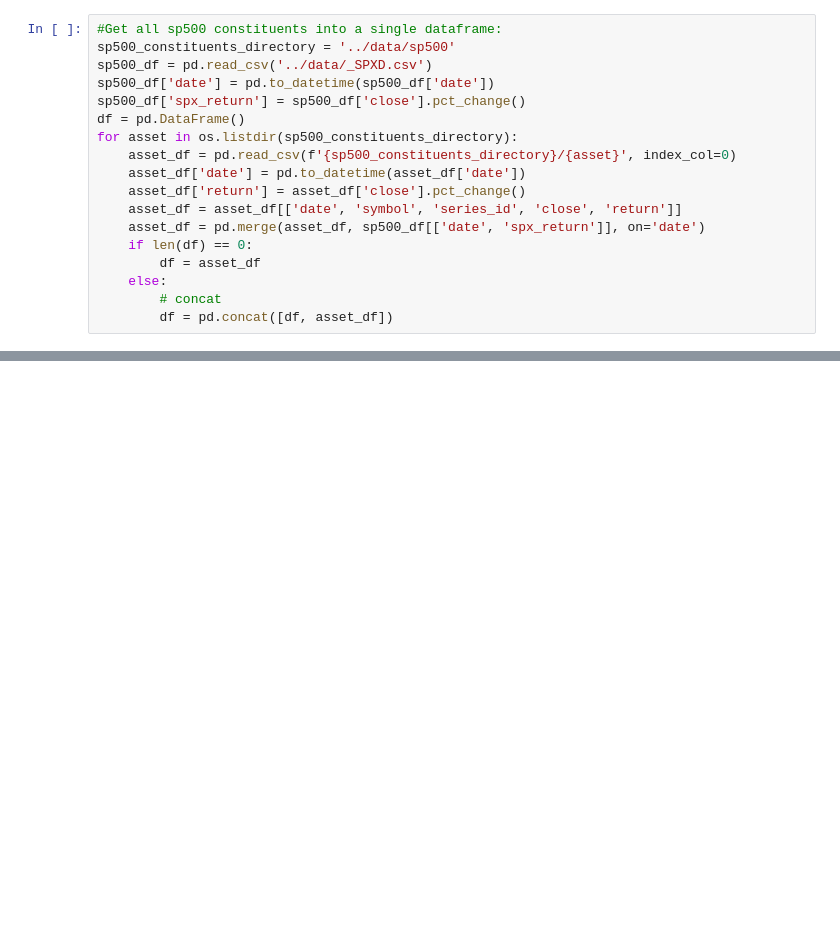
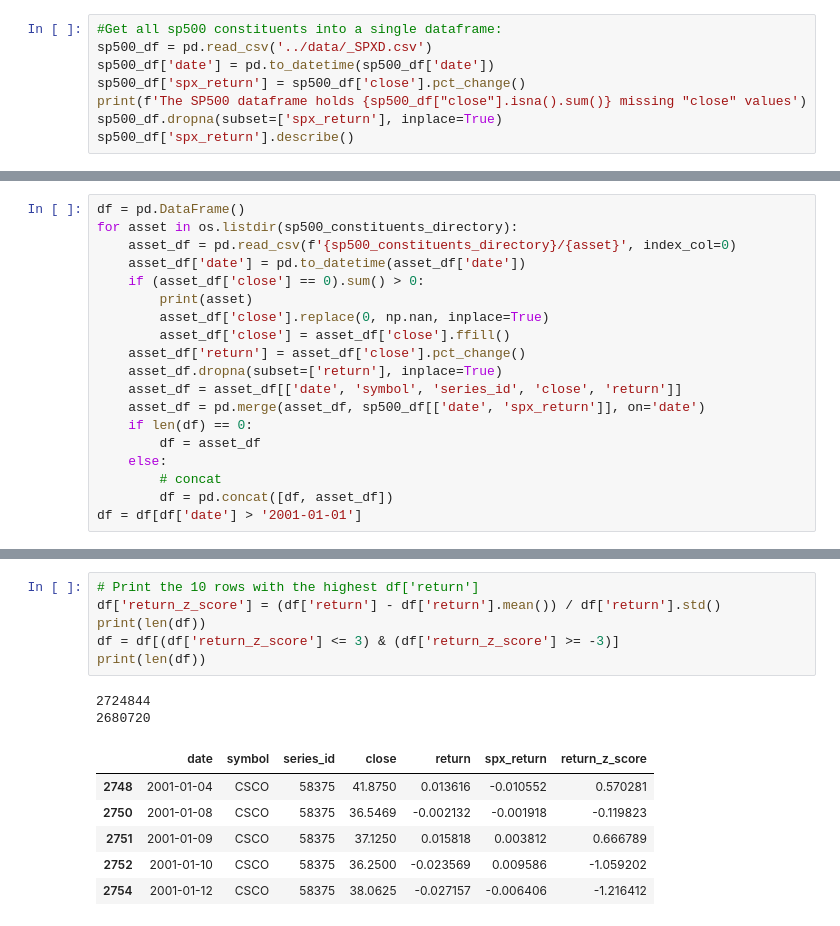
Before and after one commit to Aman-Rana-02/Efficient_Market_Portfolios, a Jupyter notebook: scripts/1.0.explore_data.ipynb, the cells around one changed output, grey strips where cells are left out. Saved outputs shown, nothing was run; the diff lists cells and outputs as text; blank space fills up the shorter version.

```diff
--- a/scripts/1.0.explore_data.ipynb
+++ b/scripts/1.0.explore_data.ipynb
@@ -4,18 +8,8 @@ import os
 # %%
 #Get all sp500 constituents into a single dataframe:
-sp500_constituents_directory = '../data/sp500'
 sp500_df = pd.read_csv('../data/_SPXD.csv')
 sp500_df['date'] = pd.to_datetime(sp500_df['date'])
 sp500_df['spx_return'] = sp500_df['close'].pct_change()
-df = pd.DataFrame()
-for asset in os.listdir(sp500_constituents_directory):
-    asset_df = pd.read_csv(f'{sp500_constituents_directory}/{asset}', index_col=0)
-    asset_df['date'] = pd.to_datetime(asset_df['date'])
-    asset_df['return'] = asset_df['close'].pct_change()
-    asset_df = asset_df[['date', 'symbol', 'series_id', 'close', 'return']]
-    asset_df = pd.merge(asset_df, sp500_df[['date', 'spx_return']], on='date')
-    if len(df) == 0:
-        df = asset_df
-    else:
-        # concat
-        df = pd.concat([df, asset_df])
+print(f'The SP500 dataframe holds {sp500_df["close"].isna().sum()} missing "close" values')
+sp500_df.dropna(subset=['spx_return'], inplace=True)
+sp500_df['spx_return'].describe()
@@ -30,0 +27,19 @@ df.head()
+# %%
+df = pd.DataFrame()
+for asset in os.listdir(sp500_constituents_directory):
+    asset_df = pd.read_csv(f'{sp500_constituents_directory}/{asset}', index_col=0)
+    asset_df['date'] = pd.to_datetime(asset_df['date'])
+    if (asset_df['close'] == 0).sum() > 0:
+        print(asset)
+        asset_df['close'].replace(0, np.nan, inplace=True)
+        asset_df['close'] = asset_df['close'].ffill()
+    asset_df['return'] = asset_df['close'].pct_change()
+    asset_df.dropna(subset=['return'], inplace=True)
+    asset_df = asset_df[['date', 'symbol', 'series_id', 'close', 'return']]
+    asset_df = pd.merge(asset_df, sp500_df[['date', 'spx_return']], on='date')
+    if len(df) == 0:
+        df = asset_df
+    else:
+        # concat
+        df = pd.concat([df, asset_df])
+df = df[df['date'] > '2001-01-01']
@@ -30,0 +66,15 @@ df.head()
+# %%
+# Print the 10 rows with the highest df['return']
+df['return_z_score'] = (df['return'] - df['return'].mean()) / df['return'].std()
+print(len(df))
+df = df[(df['return_z_score'] <= 3) & (df['return_z_score'] >= -3)]
+print(len(df))
+# %% [output]
+2724844
+2680720
+|  | date | symbol | series_id | close | return | spx_return | return_z_score |
+| 2748 | 2001-01-04 | CSCO | 58375 | 41.8750 | 0.013616 | -0.010552 | 0.570281 |
+| 2750 | 2001-01-08 | CSCO | 58375 | 36.5469 | -0.002132 | -0.001918 | -0.119823 |
+| 2751 | 2001-01-09 | CSCO | 58375 | 37.1250 | 0.015818 | 0.003812 | 0.666789 |
+| 2752 | 2001-01-10 | CSCO | 58375 | 36.2500 | -0.023569 | 0.009586 | -1.059202 |
+| 2754 | 2001-01-12 | CSCO | 58375 | 38.0625 | -0.027157 | -0.006406 | -1.216412 |
```
Also changed, not shown: parts of 7 cells of this notebook.
